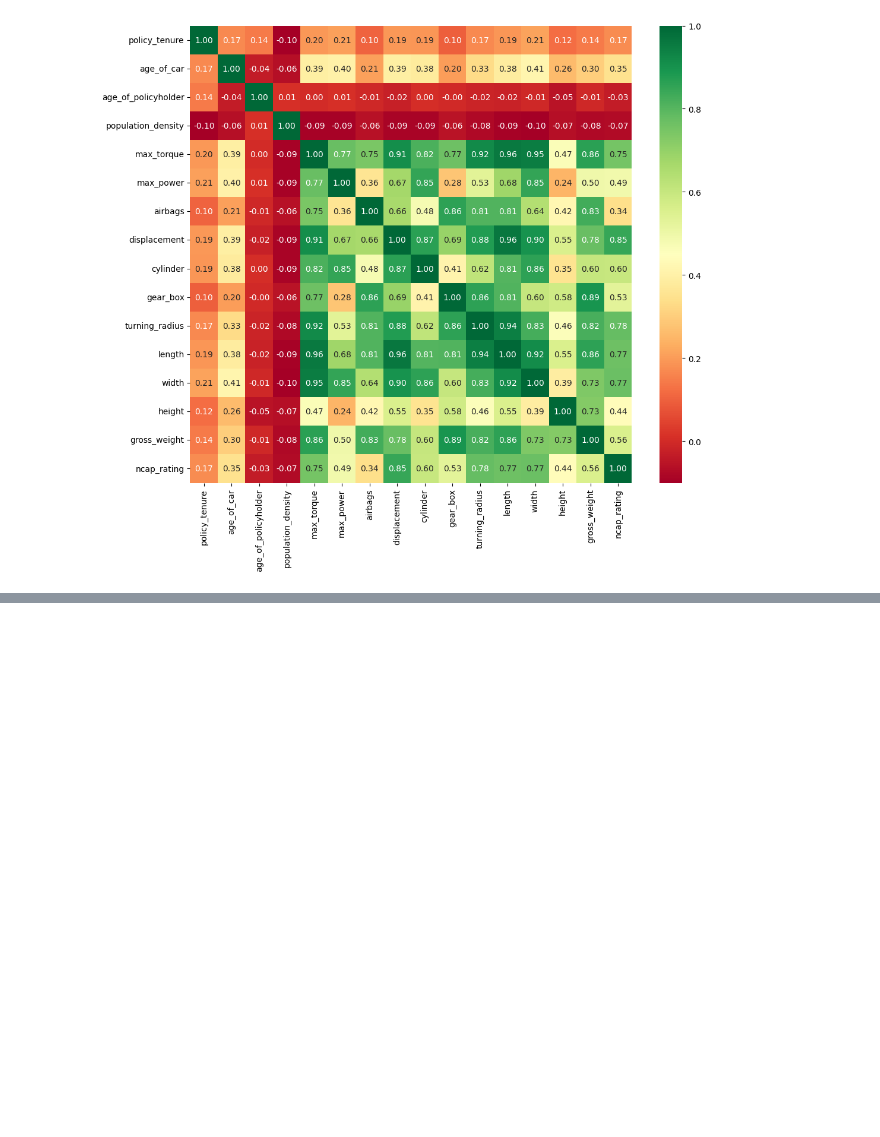
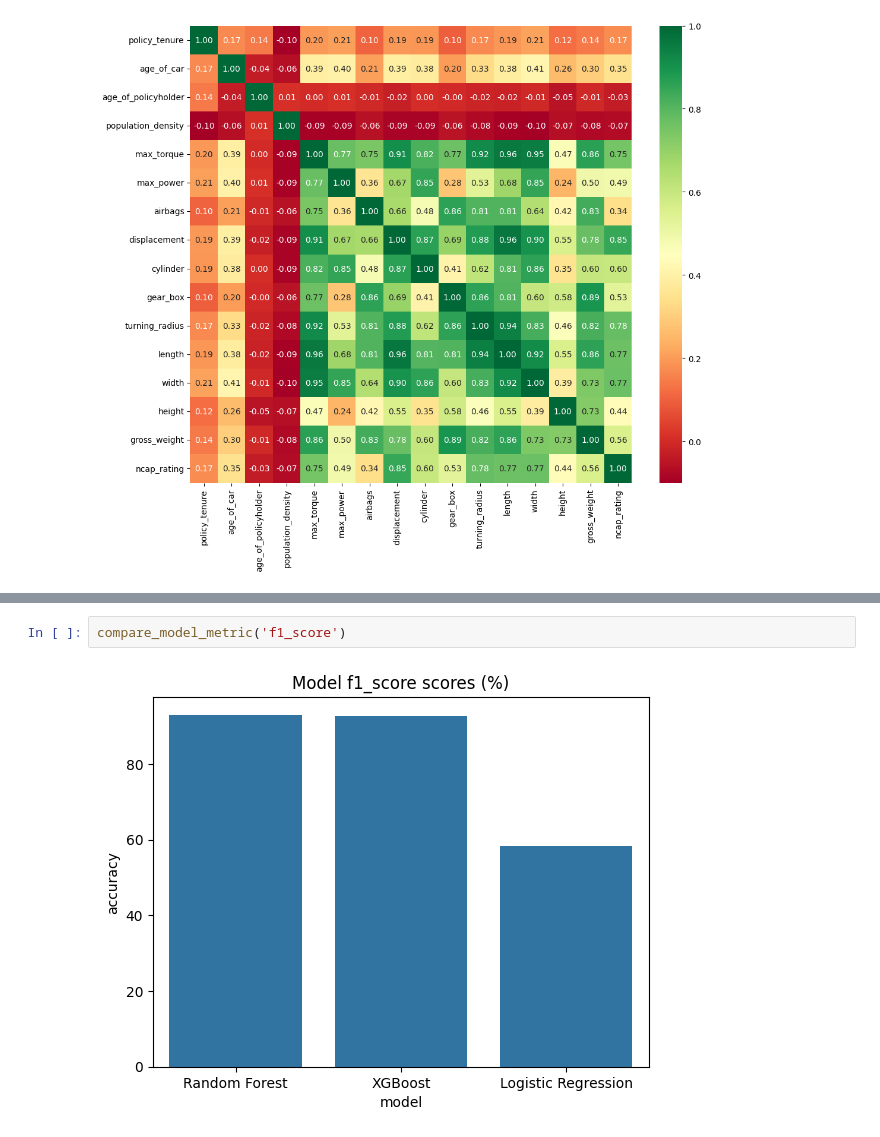
Before and after one commit to Chimmz/car-insurance-claim-prediction, a Jupyter notebook: car_insurance_model.ipynb, the cells around one changed output, grey strips where cells are left out. Drawn from its saved outputs; the diff is of its cells as text; blank space fills up the shorter version.

```diff
--- a/car_insurance_pred.ipynb
+++ b/car_insurance_model.ipynb
@@ -434,0 +662,4 @@ memory usage: 19.2+ MB
+# %%
+compare_model_metric('f1_score')
+# %% [output]
+[figure, added]
```
Also changed, not shown: parts of 31 cells of this notebook.
